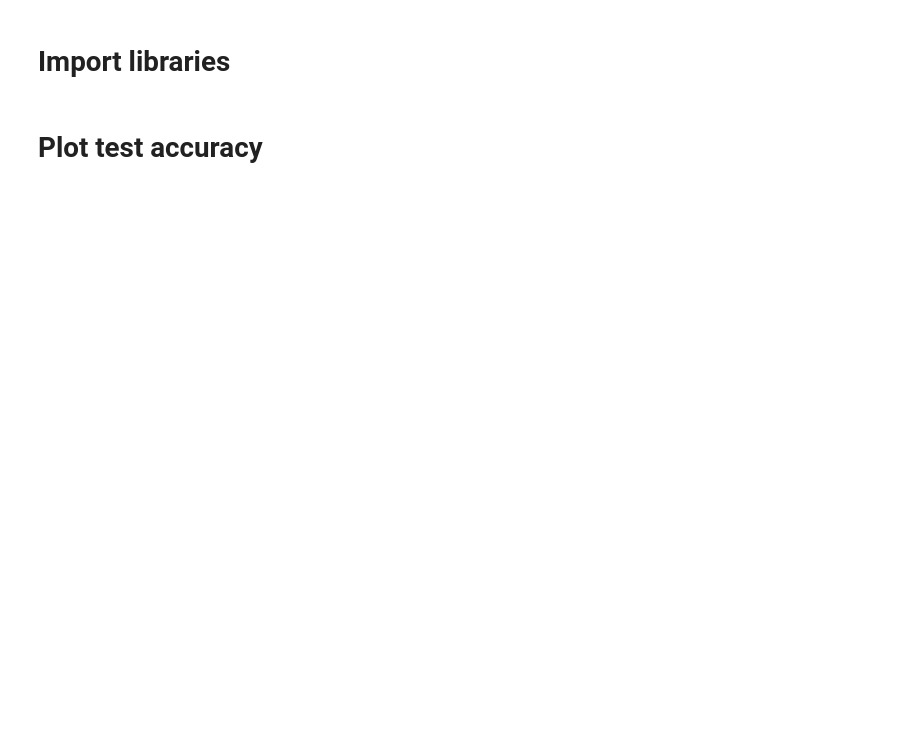
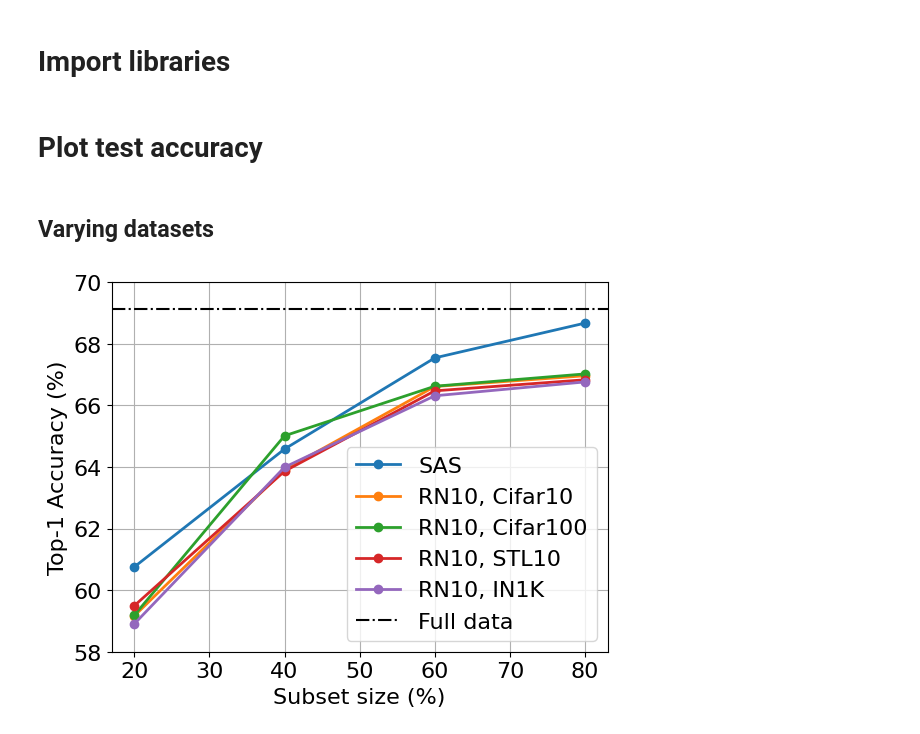
Before and after one commit to hsgser/sas, a Jupyter notebook: plot.ipynb, the cells around one changed output. Cells and saved outputs as stored; diff of their text form; code cells hidden in the pictures; blank space fills up the shorter version.

```diff
--- a/plot.ipynb
+++ b/plot.ipynb
@@ -5,3 +5,49 @@ import numpy as np
 import matplotlib.pyplot as plt
 # %% [markdown]
 # Plot test accuracy
+# %% [markdown]
+## Varying datasets
+# %%
+SMALL_SIZE = 16
+MEDIUM_SIZE = 20
+BIGGER_SIZE = 24
+
+acc_dict = {
+    'SAS': [60.75, 64.58, 67.54, 68.67], # Resnet50, Cifar100
+    'RN10, Cifar10': [59.16, 63.91, 66.61, 66.96],
+    'RN10, Cifar100': [59.18, 65.01, 66.62, 67.02],
+    'RN10, STL10': [59.49, 63.86, 66.47, 66.83],
+    'RN10, IN1K': [58.9, 63.99, 66.31, 66.76],
+}
+
+X = np.array([20, 40, 60, 80])
+acc_full = 69.13
+list_method = ['SAS', 'RN10, Cifar10', 'RN10, Cifar100', 'RN10, STL10', 'RN10, IN1K']
+list_color = ['tab:blue', 'tab:orange', 'tab:green', 'tab:red', 'tab:purple', 'tab:brown']
+
+# Configure plot
+plt.figure(figsize=(6.4,4.8))
+plt.rc('font', size=SMALL_SIZE)          # controls default text sizes
+plt.rc('axes', titlesize=SMALL_SIZE)     # fontsize of the axes title
+plt.rc('axes', labelsize=SMALL_SIZE)     # fontsize of the x and y labels
+plt.rc('xtick', labelsize=SMALL_SIZE)    # fontsize of the tick labels
+plt.rc('ytick', labelsize=SMALL_SIZE)    # fontsize of the tick labels
+plt.rc('legend', fontsize=SMALL_SIZE)    # legend fontsize
+plt.rc('figure', titlesize=BIGGER_SIZE)  # fontsize of the figure title
+
+ax = plt.subplot()
+
+for idx, method in enumerate(list_method):
+    list_acc = acc_dict[method]
+    plt.plot(X, np.array(list_acc), lw=2, linestyle='-', marker='o', color=list_color[idx], label=method)
+
+plt.axhline(y=acc_full, linestyle='-.', color='black', label='Full data')
+plt.ylim(58, 70)
+plt.grid()
+plt.legend(loc="lower right")
+plt.xlabel("Subset size (%)")
+plt.ylabel("Top-1 Accuracy (%)")
+plt.savefig('figures/effect_of_proxy_model_vary_dataset.pdf', bbox_inches='tight')
+plt.show()
+# %% [output]
+[figure, added]
```
Also changed, not shown: parts of 2 cells of this notebook, 3 other files.
